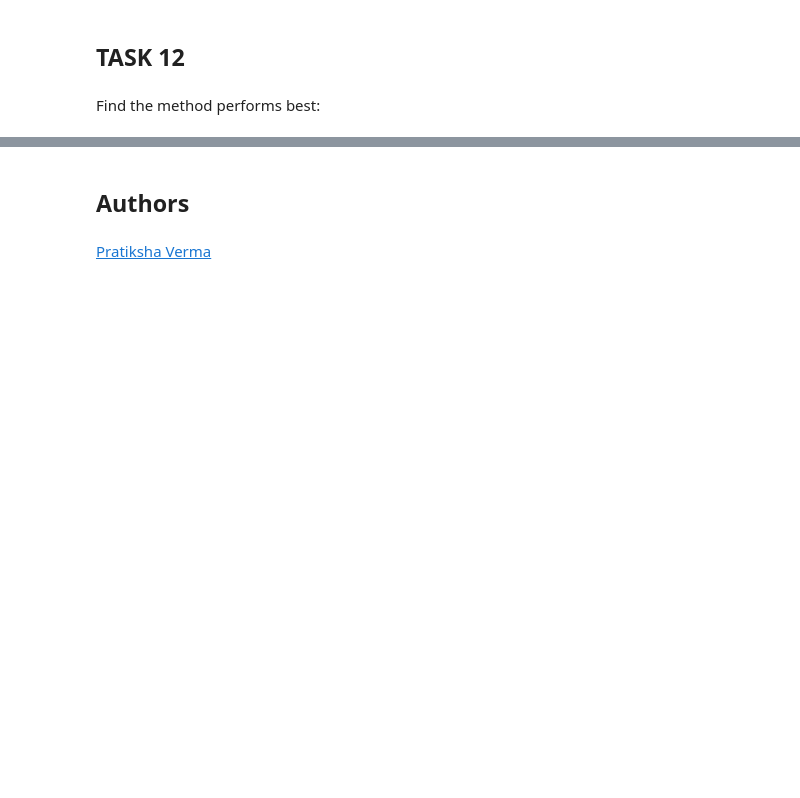
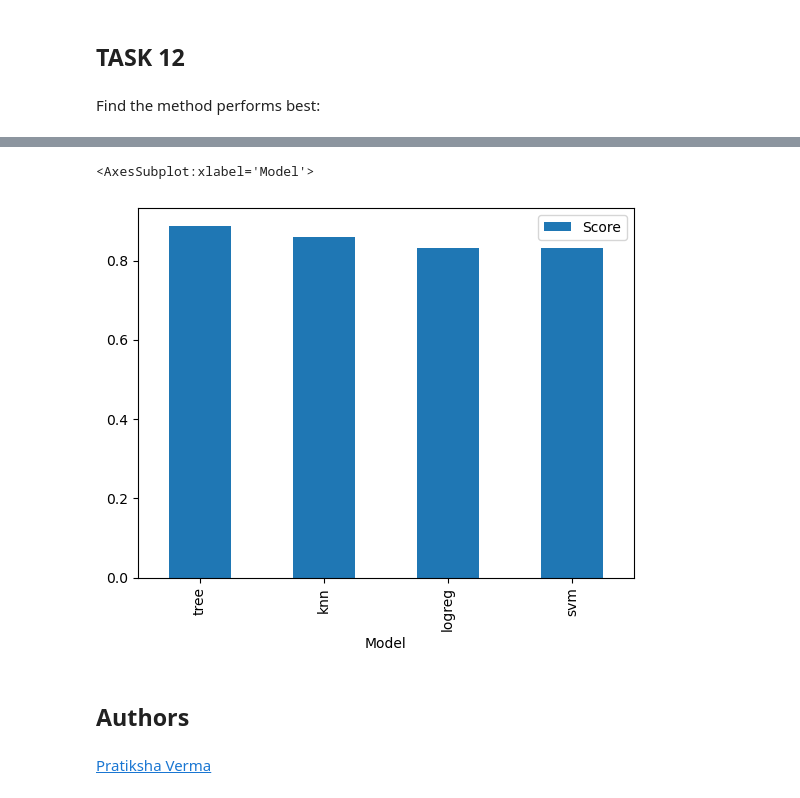
Before and after one commit to ssopic/IBM-data-science-capstone, a Jupyter notebook: Prediction.ipynb, the cells around one changed output, grey strips where cells are left out. Drawn from its saved outputs; the diff is of its cells as text; code cells hidden in the pictures; blank space fills up the shorter version.

```diff
--- a/Prediction.ipynb
+++ b/Prediction.ipynb
@@ -399,3 +440,8 @@ The best model is knn. This model has an Accuracy of 0.8333333333333334, Preciso
+# %%
+df_sorted.plot.bar(x="Model",y="Score")
+# %% [output]
+<AxesSubplot:xlabel='Model'>
+[figure, added]
 # %% [markdown]
 ## Authors
 # %% [markdown]
```
Also changed, not shown: parts of 16 cells of this notebook.
